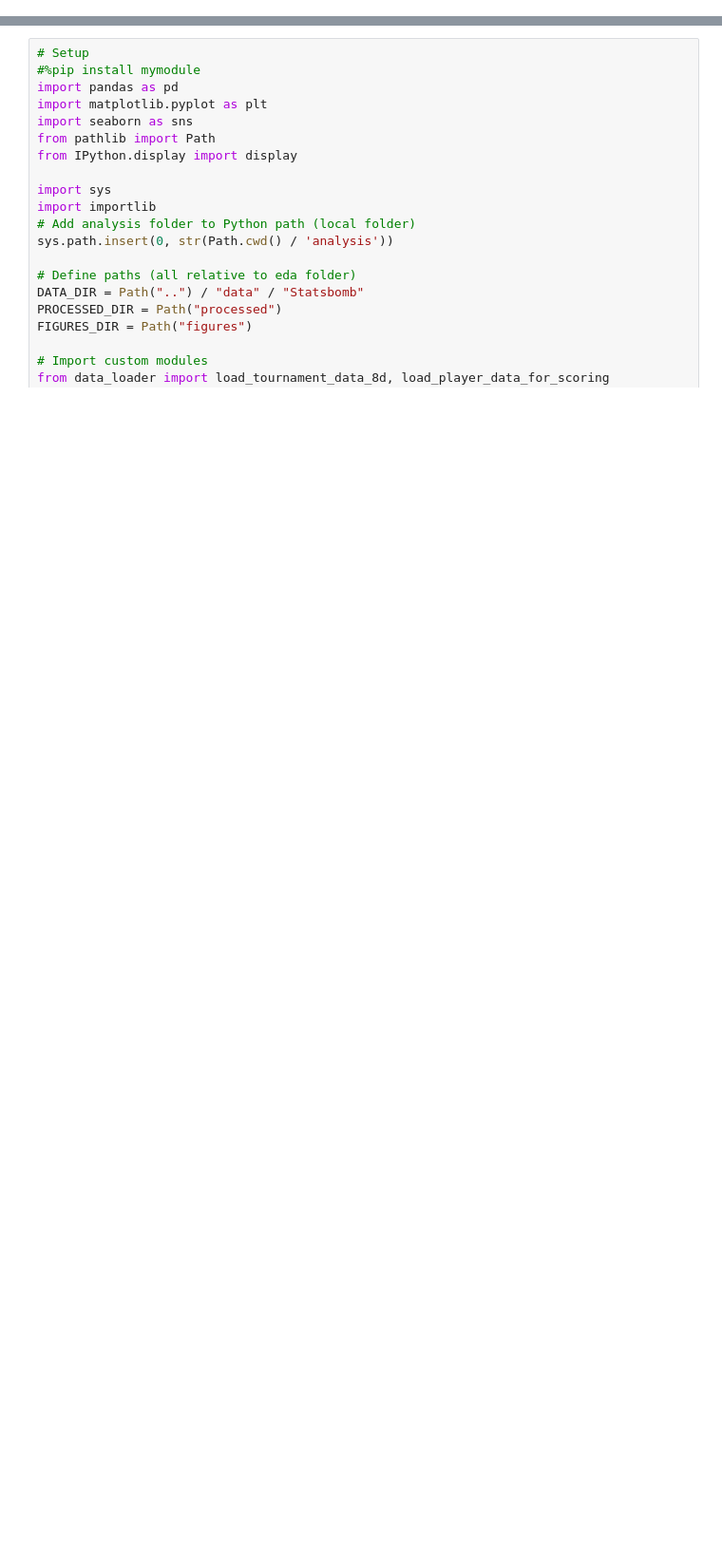
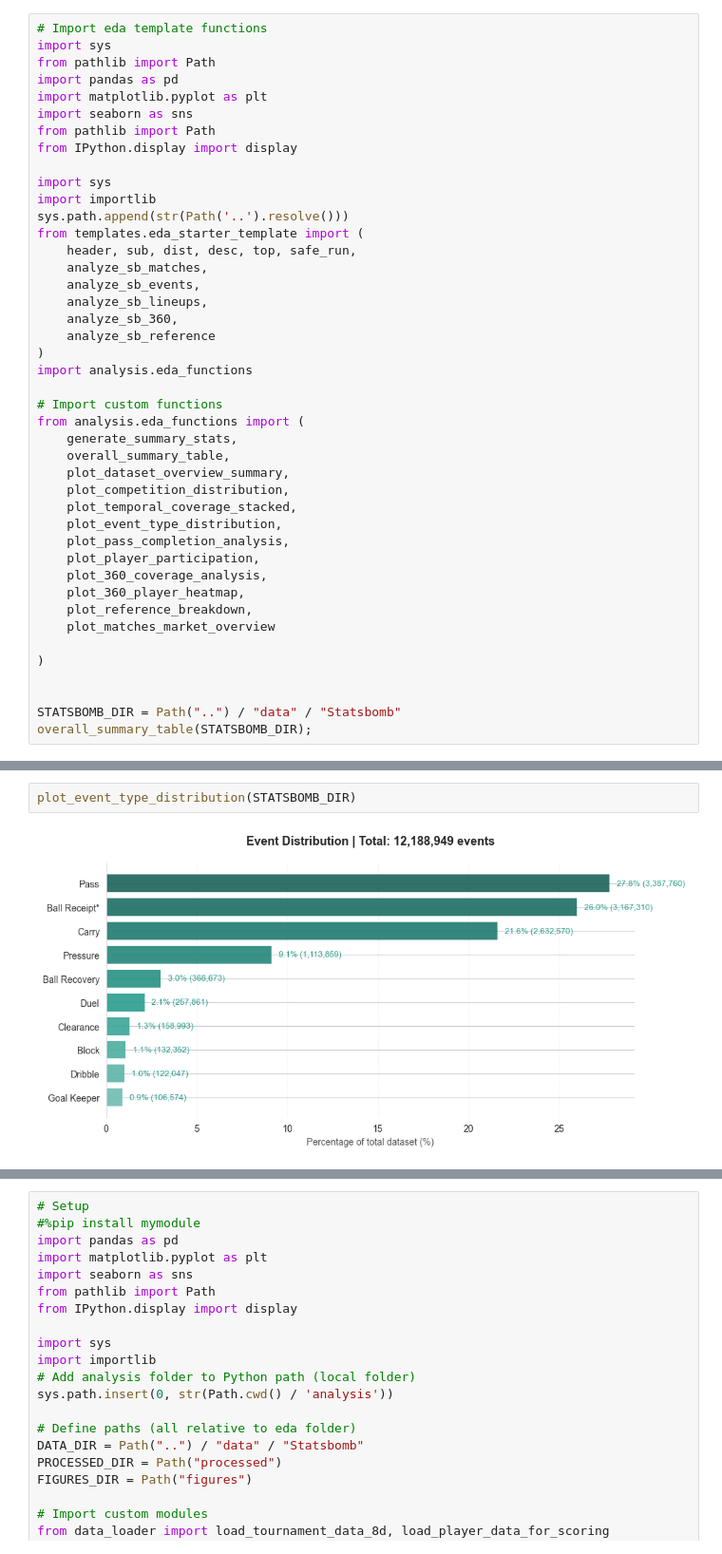
Before and after one commit to soh364/soccer-analytics-capstone-XOh, a Jupyter notebook: eda/EDA_Soomi.ipynb, the cells around one changed output, grey strips where cells are left out. Shown at 95% size. Cells and saved outputs as stored; diff of their text form; blank space fills up the shorter version.

```diff
--- a/eda/EDA_Soomi.ipynb
+++ b/eda/EDA_Soomi.ipynb
@@ -8,0 +32,43 @@ Read the [eda_outline.md](eda_outline.md) for more details.
+# %%
+# Import eda template functions
+import sys
+from pathlib import Path
+import pandas as pd
+import matplotlib.pyplot as plt
+import seaborn as sns
+from pathlib import Path
+from IPython.display import display
+
+import sys
+import importlib
+sys.path.append(str(Path('..').resolve()))
+from templates.eda_starter_template import (
+    header, sub, dist, desc, top, safe_run,
+    analyze_sb_matches,
+    analyze_sb_events,
+    analyze_sb_lineups,
+    analyze_sb_360,
+    analyze_sb_reference
+)
+import analysis.eda_functions
+
+# Import custom functions
+from analysis.eda_functions import (
+    generate_summary_stats,
+    overall_summary_table,
+    plot_dataset_overview_summary,
+    plot_competition_distribution,
+    plot_temporal_coverage_stacked,
+    plot_event_type_distribution,
+    plot_pass_completion_analysis,
+    plot_player_participation,
+    plot_360_coverage_analysis,
+    plot_360_player_heatmap,
+    plot_reference_breakdown,
+    plot_matches_market_overview
+
+)
+
+
+STATSBOMB_DIR = Path("..") / "data" / "Statsbomb"
+overall_summary_table(STATSBOMB_DIR);
@@ -8,0 +127,4 @@ Read the [eda_outline.md](eda_outline.md) for more details.
+# %%
+plot_event_type_distribution(STATSBOMB_DIR)
+# %% [output]
+[figure, added]
```
Also changed, not shown: parts of 16 cells of this notebook, 4 other files.
